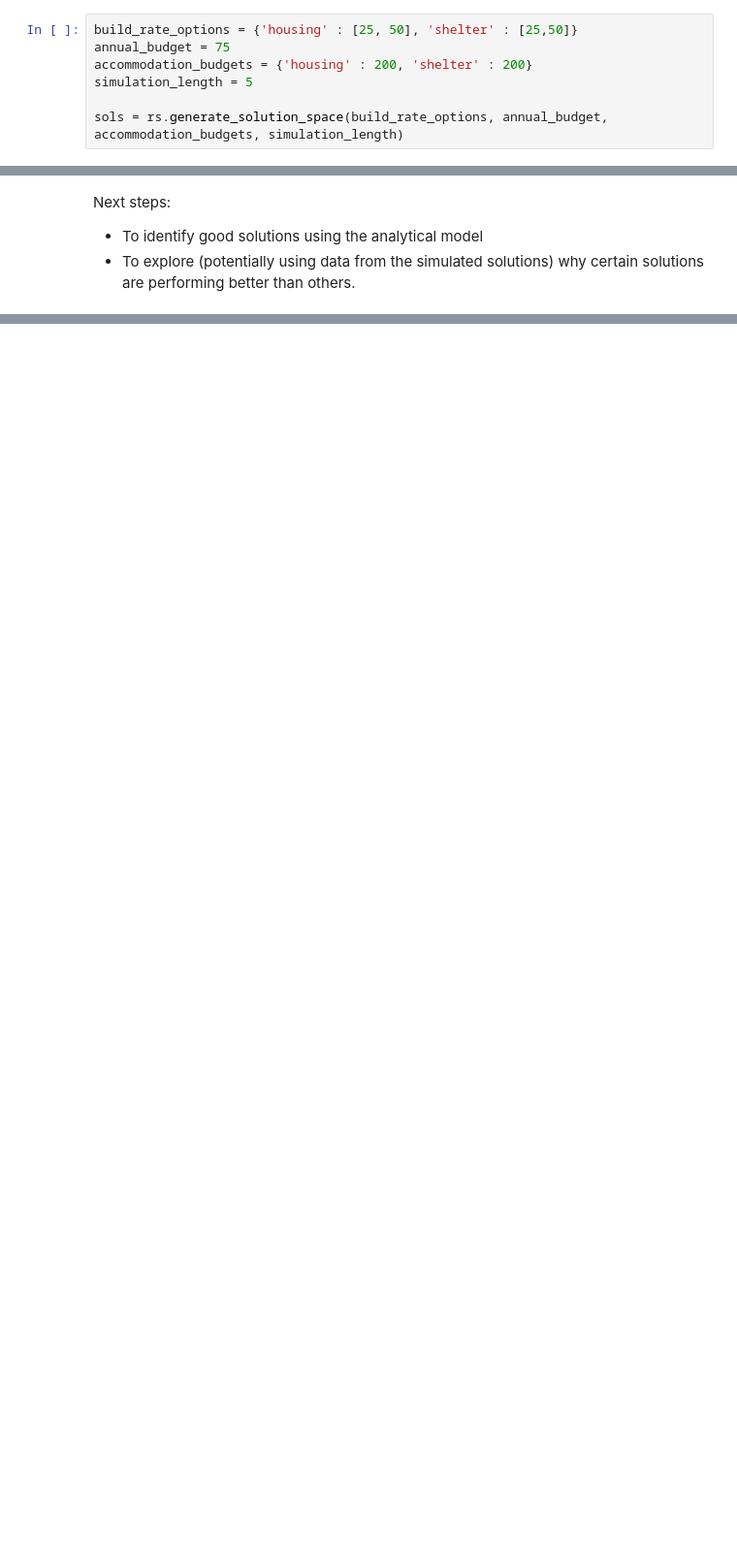
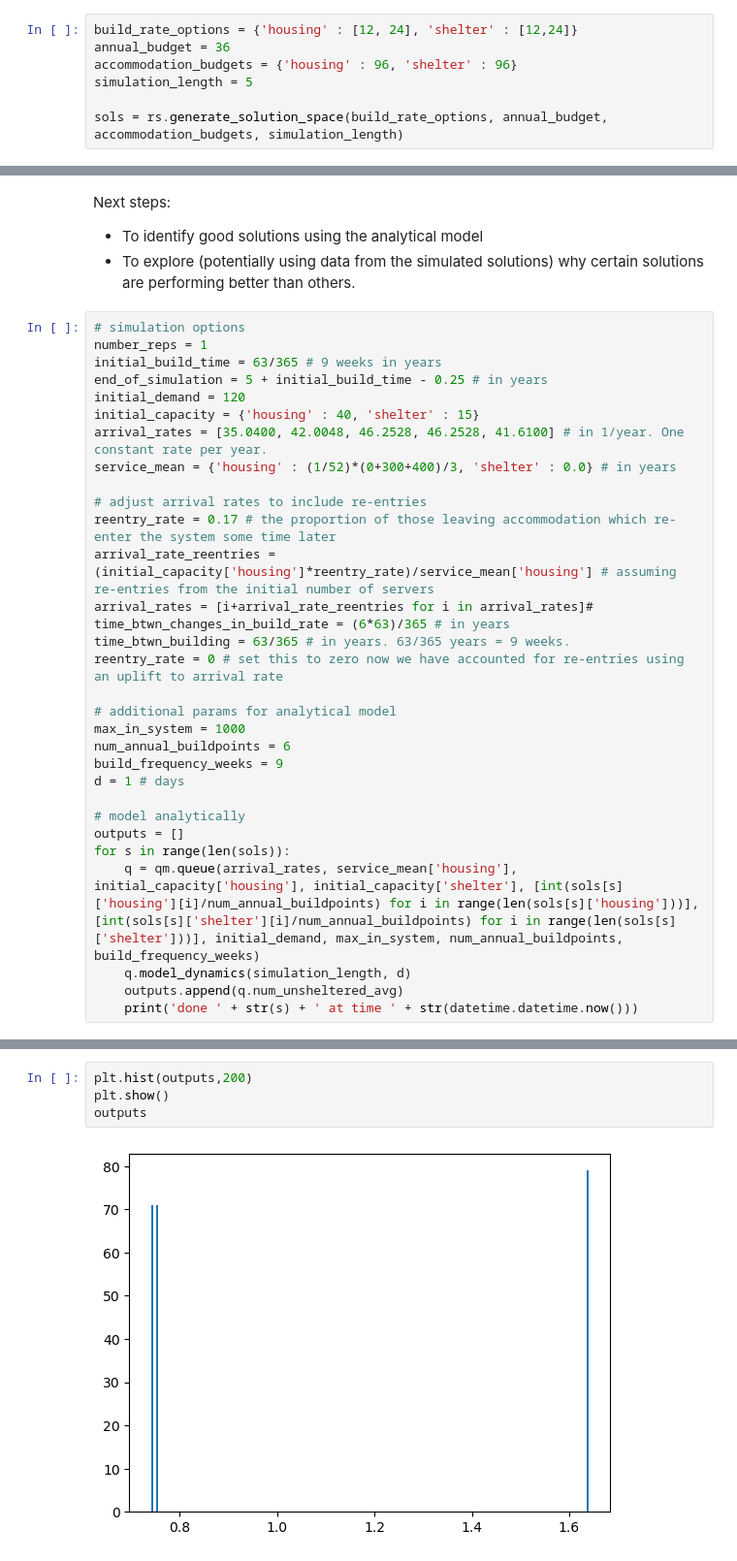
Before and after one commit to grahamburgess3/homeless_services, a Jupyter notebook: 03_simulation_optimisation.ipynb, the cells around one changed output, grey strips where cells are left out. Shown at 97% size. Drawn from its saved outputs; the diff is of its cells as text; blank space fills up the shorter version.

Commit message:
collect time average from analytical model and compare analytical results of different solutions

```diff
--- a/03_simulation_optimisation.ipynb
+++ b/03_simulation_optimisation.ipynb
@@ -48,9 +50,9 @@ The above illustrates that this KN algorithm can return different solutions when
 # %% [markdown]
 ### Developing a discrete solution space for the homeless response system
 # %%
-build_rate_options = {'housing' : [25, 50], 'shelter' : [25,50]}
-annual_budget = 75
-accommodation_budgets = {'housing' : 200, 'shelter' : 200}
+build_rate_options = {'housing' : [12, 24], 'shelter' : [12,24]}
+annual_budget = 36
+accommodation_budgets = {'housing' : 96, 'shelter' : 96}
 simulation_length = 5
 
 sols = rs.generate_solution_space(build_rate_options, annual_budget, accommodation_budgets, simulation_length)
@@ -114,3 +116,34 @@ Next steps:
 
 * To identify good solutions using the analytical model
 * To explore (potentially using data from the simulated solutions) why certain solutions are performing better than others.
+# %%
+# simulation options
+number_reps = 1
+initial_build_time = 63/365 # 9 weeks in years
+end_of_simulation = 5 + initial_build_time - 0.25 # in years
+initial_demand = 120
+initial_capacity = {'housing' : 40, 'shelter' : 15}
+arrival_rates = [35.0400, 42.0048, 46.2528, 46.2528, 41.6100] # in 1/year. One constant rate per year.
+service_mean = {'housing' : (1/52)*(0+300+400)/3, 'shelter' : 0.0} # in years
+
+# adjust arrival rates to include re-entries
+reentry_rate = 0.17 # the proportion of those leaving accommodation which re-enter the system some time later
+arrival_rate_reentries = (initial_capacity['housing']*reentry_rate)/service_mean['housing'] # assuming re-entries from the initial number of servers
+arrival_rates = [i+arrival_rate_reentries for i in arrival_rates]#
+time_btwn_changes_in_build_rate = (6*63)/365 # in years
+time_btwn_building = 63/365 # in years. 63/365 years = 9 weeks.
+reentry_rate = 0 # set this to zero now we have accounted for re-entries using an uplift to arrival rate
+
+# additional params for analytical model
+max_in_system = 1000
+num_annual_buildpoints = 6
+build_frequency_weeks = 9
+d = 1 # days
+
+# model analytically
+outputs = []
+for s in range(len(sols)):
+    q = qm.queue(arrival_rates, service_mean['housing'], initial_capacity['housing'], initial_capacity['shelter'], [int(sols[s]['housing'][i]/num_annual_buildpoints) for i in range(len(sols[s]['housing']))], [int(sols[s]['shelter'][i]/num_annual_buildpoints) for i in range(len(sols[s]['shelter']))], initial_demand, max_in_system, num_annual_buildpoints, build_frequency_weeks)
+    q.model_dynamics(simulation_length, d)
+    outputs.append(q.num_unsheltered_avg)
+    print('done ' + str(s) + ' at time ' + str(datetime.datetime.now()))
@@ -116,0 +170,6 @@ Next steps:
+# %%
+plt.hist(outputs,200)
+plt.show()
+outputs
+# %% [output]
+[figure, added]
```
Also changed, not shown: parts of 15 cells of this notebook, 3 other files.
